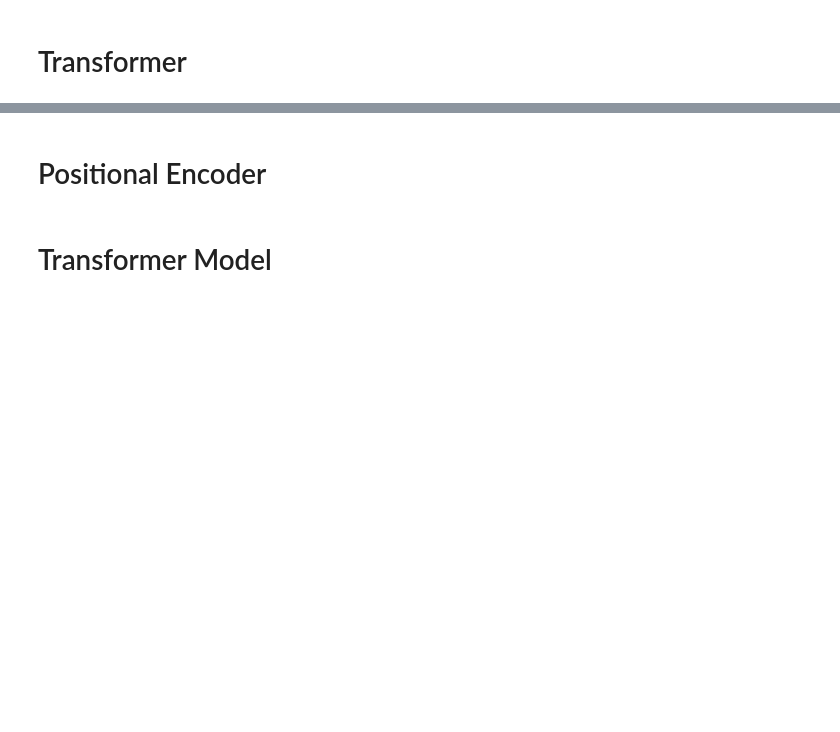
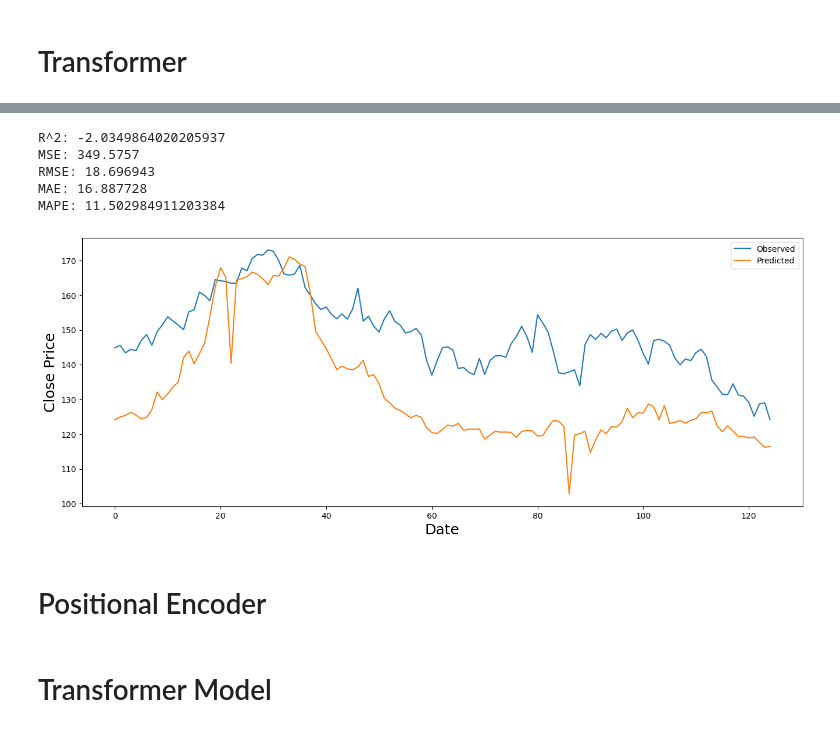
Before and after one commit to luo-simon/stock-predictions, a Jupyter notebook: notebooks/transformer.ipynb, the cells around one changed output, grey strips where cells are left out. Saved outputs shown, nothing was run; the diff lists cells and outputs as text; code cells hidden in the pictures; blank space fills up the shorter version.

Commit message:
add transformer model

```diff
--- a/notebooks/transformer.ipynb
+++ b/notebooks/transformer.ipynb
@@ -107,4 +76,0 @@ df["volume_change_norm"], mean_volume_change, std_volume_change = standardize_co
-# %%
-train, val, test = split_data(df)
-plot_train_val_test(train, val, test, "volume_change")
-plot_train_val_test(train, val, test, "volume_change_norm")
@@ -141,0 +114,3 @@ plot_column(df, "Close")
+# %%
+X_train, X_val, X_test = split_data(X, verbose=True)
+y_train, y_val, y_test = split_data(y, verbose=False)
@@ -141,0 +173,14 @@ plot_column(df, "Close")
+# %%
+def train(model, train_loader, criterion, optimizer, epochs=10):
+    model.train()
+    for epoch in range(epochs):
+        for X, y in train_loader:
+            optimizer.zero_grad()
+            preds = model(X)
+            loss = criterion(preds, y)
+            loss.backward()
+            optimizer.step()
+        print(f'Epoch {epoch+1}, Loss: {loss.item()}')
+
+# Train the model
+train(model, train_loader, criterion, optimizer, epochs=30)
@@ -142,3 +205,34 @@ plot_column(df, "Close")
+# %%
+import numpy as np
+from sklearn.metrics import mean_absolute_error, mean_squared_error
+from src.misc import evaluate, plot
+
+def predict(model, test_loader):
+    actuals, predictions = [], []
+    model.eval()  # Set model to evaluation mode
+    with torch.no_grad():  # No gradients needed
+        for X, y in test_loader:
+            preds = model(X)
+            preds = preds[:, -1:, :].squeeze()
+            y = y[:, -1:, :].squeeze()
+            actuals.extend(y)
+            predictions.extend(preds)
+    actuals = y_scaler.inverse_transform(np.array(actuals).reshape(-1,1))
+    predictions = y_scaler.inverse_transform(np.array(predictions).reshape(-1,1))
+    return predictions, actuals
+
+# Evaluate the model
+y_pred, y_true = predict(model, test_loader)
+
+r2, mse, rmse, mae, mape = evaluate(y_pred, y_true, True)
+plot(y_pred, y_true)
+# %% [output]
+R^2: -2.0349864020205937
+MSE: 349.5757
+RMSE: 18.696943
+MAE: 16.887728
+MAPE: 11.502984911203384
+[figure, added]
 # %% [markdown]
 # Positional Encoder
 # %%
```
Also changed, not shown: parts of 18 cells of this notebook, 19 other files.
